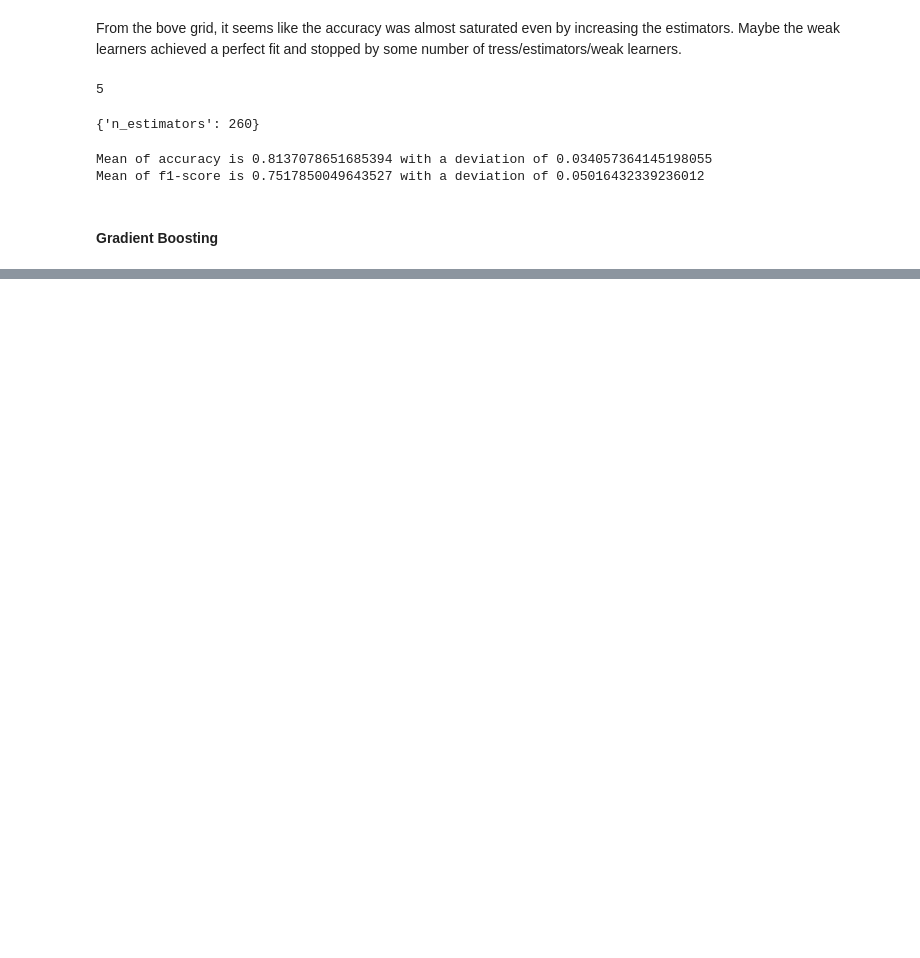
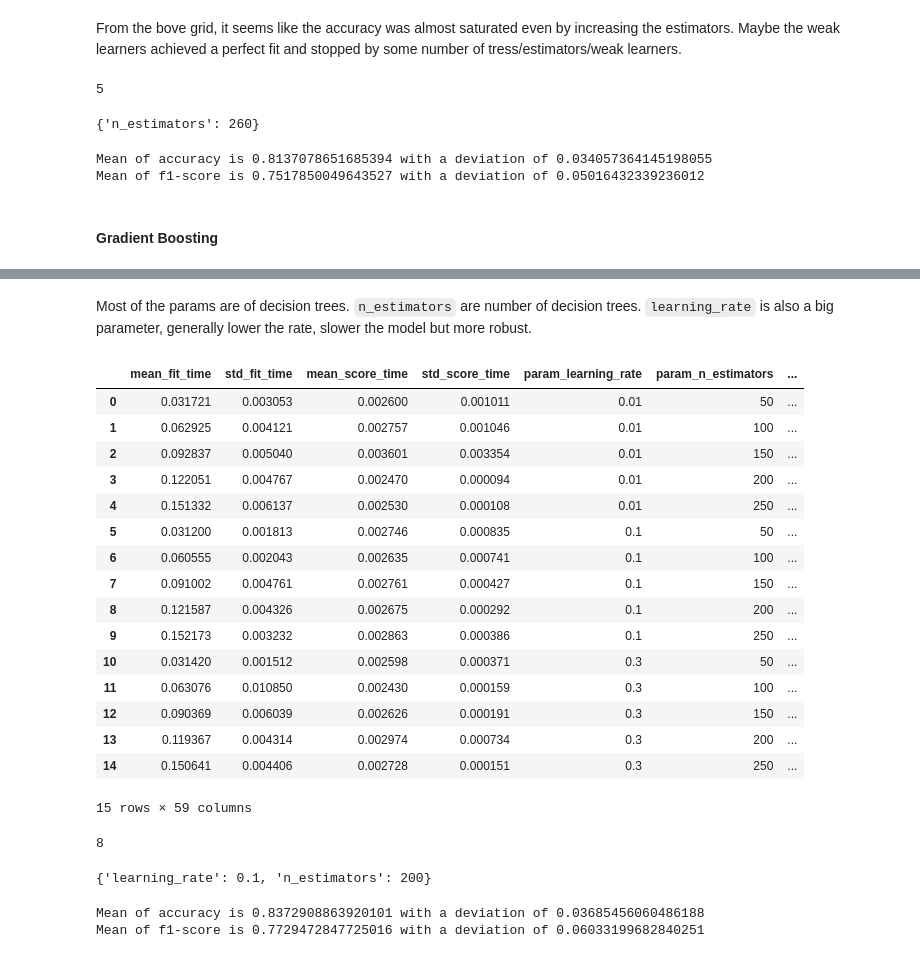
Before and after one commit to nvmcr/My_Portfolio, a Jupyter notebook: Notebook.ipynb, the cells around one changed output, grey strips where cells are left out. Saved outputs shown, nothing was run; the diff lists cells and outputs as text; code cells hidden in the pictures; blank space fills up the shorter version.

Commit message:
Gradient Boost done

```diff
--- a/Notebook.ipynb
+++ b/Notebook.ipynb
@@ -1316,0 +1348,7 @@ Mean of f1-score is 0.7517850049643527 with a deviation of 0.05016432339236012
+# %%
+mod_gb = GradientBoostingClassifier()
+gb_scores = cross_validate(
+    mod_gb, X_train, Y_train, cv = kfold, scoring={'Accuracy':make_scorer(accuracy_score), 'Precision':make_scorer(precision_score), 'Recall':make_scorer(recall_score), 'F1-score':make_scorer(f1_score)}
+)
+mod_gb_scores = pd.DataFrame(gb_scores)
+mod_gb_scores
@@ -1316,0 +1394,44 @@ Mean of f1-score is 0.7517850049643527 with a deviation of 0.05016432339236012
+# %% [markdown]
+Most of the params are of decision trees. `n_estimators` are number of decision trees. `learning_rate` is also a big parameter, generally lower the rate, slower the model but more robust.
+# %%
+grid_gb = GridSearchCV(
+    estimator = mod_gb,
+    param_grid={'n_estimators': [i for i in np.arange(50, 300, 50)], 'learning_rate': [0.01, 0.1, 0.3]},
+    cv = kfold,
+    scoring = {'Accuracy':make_scorer(accuracy_score), 'Precision':make_scorer(precision_score), 'Recall':make_scorer(recall_score), 'F1-score':make_scorer(f1_score)},
+    refit = 'Accuracy' #Inorder to rank the output
+)
+grid_gb.fit(X_train, Y_train)
+mod_gb_scores = pd.DataFrame(grid_gb.cv_results_)
+mod_gb_scores
+# %% [output]
+|  | mean_fit_time | std_fit_time | mean_score_time | std_score_time | param_learning_rate | param_n_estimators | ... |
+| 0 | 0.031721 | 0.003053 | 0.002600 | 0.001011 | 0.01 | 50 | ... |
+| 1 | 0.062925 | 0.004121 | 0.002757 | 0.001046 | 0.01 | 100 | ... |
+| 2 | 0.092837 | 0.005040 | 0.003601 | 0.003354 | 0.01 | 150 | ... |
+| 3 | 0.122051 | 0.004767 | 0.002470 | 0.000094 | 0.01 | 200 | ... |
+| 4 | 0.151332 | 0.006137 | 0.002530 | 0.000108 | 0.01 | 250 | ... |
+| 5 | 0.031200 | 0.001813 | 0.002746 | 0.000835 | 0.1 | 50 | ... |
+| 6 | 0.060555 | 0.002043 | 0.002635 | 0.000741 | 0.1 | 100 | ... |
+| 7 | 0.091002 | 0.004761 | 0.002761 | 0.000427 | 0.1 | 150 | ... |
+| 8 | 0.121587 | 0.004326 | 0.002675 | 0.000292 | 0.1 | 200 | ... |
+| 9 | 0.152173 | 0.003232 | 0.002863 | 0.000386 | 0.1 | 250 | ... |
+| 10 | 0.031420 | 0.001512 | 0.002598 | 0.000371 | 0.3 | 50 | ... |
+| 11 | 0.063076 | 0.010850 | 0.002430 | 0.000159 | 0.3 | 100 | ... |
+| 12 | 0.090369 | 0.006039 | 0.002626 | 0.000191 | 0.3 | 150 | ... |
+| 13 | 0.119367 | 0.004314 | 0.002974 | 0.000734 | 0.3 | 200 | ... |
+| 14 | 0.150641 | 0.004406 | 0.002728 | 0.000151 | 0.3 | 250 | ... |
+15 rows × 59 columns
+# %%
+print(grid_gb.best_index_)
+grid_gb.best_params_
+# %% [output]
+8
+{'learning_rate': 0.1, 'n_estimators': 200}
+# %%
+df_gb = mod_gb_scores.loc[8,:]
+print(f"Mean of accuracy is {df_gb['mean_test_Accuracy']} with a deviation of {df_gb['std_test_Accuracy']}")
+print(f"Mean of f1-score is {df_gb['mean_test_F1-score']} with a deviation of {df_gb['std_test_F1-score']}")
+# %% [output]
+Mean of accuracy is 0.8372908863920101 with a deviation of 0.03685456060486188
+Mean of f1-score is 0.7729472847725016 with a deviation of 0.06033199682840251
```
Also changed, not shown: parts of 35 cells of this notebook.
